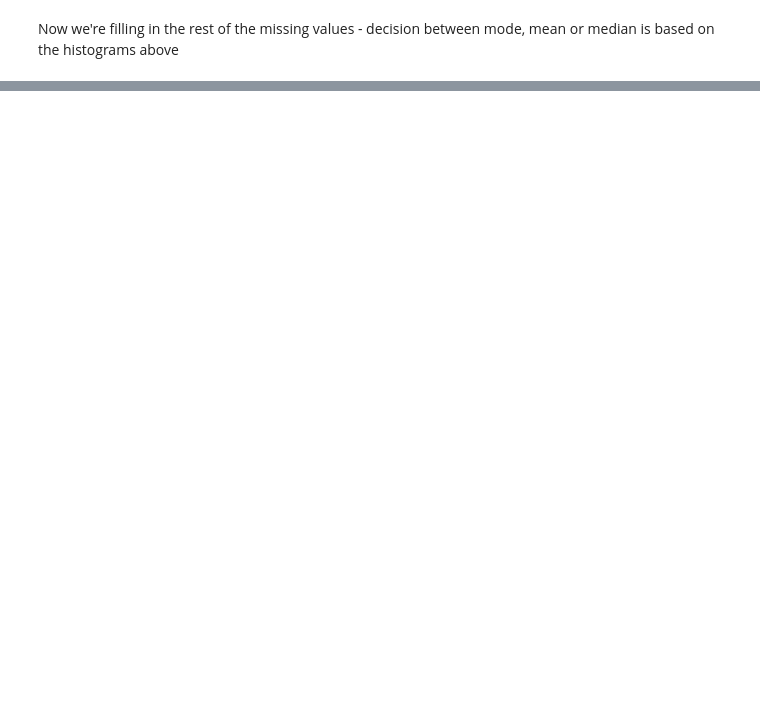
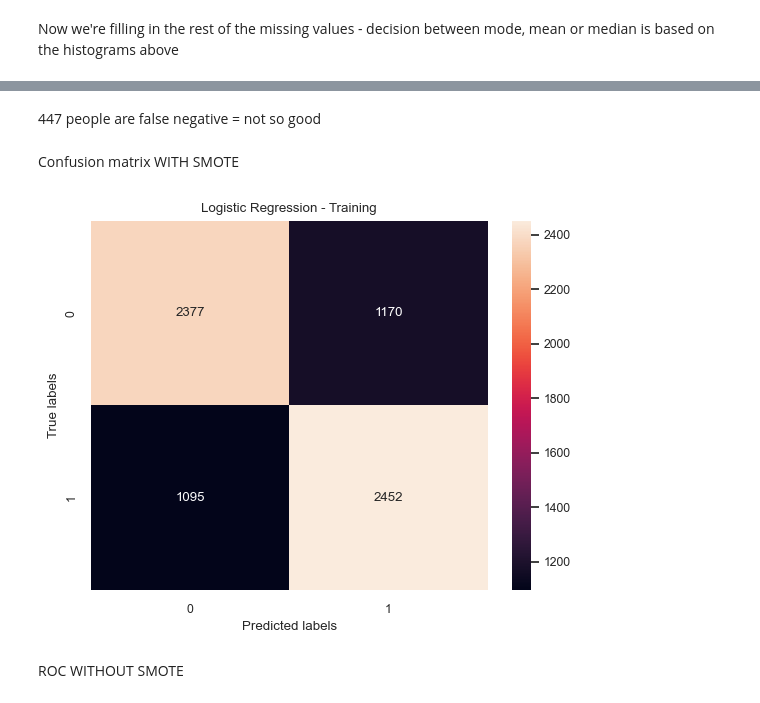
Before and after one commit to heddaenger/Bigdatamanagement, a Jupyter notebook: CHD Exam Project.ipynb, the cells around one changed output, grey strips where cells are left out. Drawn from its saved outputs; the diff is of its cells as text; code cells hidden in the pictures; blank space fills up the shorter version.

```diff
--- a/CHD Exam Project.ipynb
+++ b/CHD Exam Project.ipynb
@@ -614,0 +392,4 @@ Accuracy on training set: 0.861
+# %%
+chd_df.drop(['BMI'], axis=1, inplace=True)
+chd_df.drop(['heartRate'], axis=1, inplace=True)
+chd_df.drop(['currentSmoker'], axis=1, inplace=True)
@@ -614,0 +398,7 @@ Accuracy on training set: 0.861
+# %%
+X = chd_df.iloc[:,0:11]
+y = chd_df.iloc[:,-1]
+
+X_train, X_test, y_train, y_test = train_test_split(X, y, test_size =0.25, random_state=42, stratify=y)
+print(("Xtrain", X_train.shape, "y_train",
+      y_train.shape, "X_test", X_test.shape, "y_test", y_test.shape))
@@ -614,0 +407,21 @@ Accuracy on training set: 0.861
+# %%
+from collections import Counter
+from imblearn.over_sampling import SMOTE
+
+from collections import Counter
+sm = SMOTE(random_state=42)
+
+X_res, y_res = sm.fit_resample(X_train, y_train)
+
+print('Without SMOTE')
+
+print('Distribution of Non-Strokes (0) and Strokes (1) in target variable %s' % Counter(y))
+print(f'''Shape of X: {X.shape}
+Shape of y: {y.shape}''')
+print('')
+
+print('Re-sampled dataset - With SMOTE')
+print('Distribution of Non-Strokes (0) and Strokes (1) in target variable %s ' % Counter(y_res))
+
+print(f'''Shape of X: {X_res.shape}
+Shape of y: {y_res.shape}''')
@@ -614,0 +455,6 @@ Accuracy on training set: 0.861
+# %%
+log_reg_sm = LogisticRegression(max_iter=1000)
+log_reg_sm.fit(X_res, y_res)
+log_reg_sm_y_pred = log_reg_sm.predict(X_test)
+print("Accuracy on training set: {:.3f}".format(log_reg_sm.score(X_res, y_res)))
+print("Accuracy on test set: {:.3f}".format(log_reg_sm.score(X_test, y_test)))
@@ -614,0 +511,15 @@ Accuracy on training set: 0.861
+# %% [markdown]
+447 people are false negative = not so good
+# %% [markdown]
+Confusion matrix WITH SMOTE
+# %%
+cm2 = confusion_matrix(y_res,log_reg_sm.predict(X_res))
+ax= plt.subplot()
+sns.heatmap(cm2,annot=True, ax = ax, fmt='d')
+ax.set_xlabel('Predicted labels');ax.set_ylabel('True labels');
+ax.set_title('Logistic Regression - Training');
+ax.xaxis.set_ticklabels(['0', '1']); ax.yaxis.set_ticklabels(['0', '1']);
+# %% [output]
+[figure, added]
+# %% [markdown]
+ROC WITHOUT SMOTE
```
Also changed, not shown: parts of 80 cells of this notebook.
